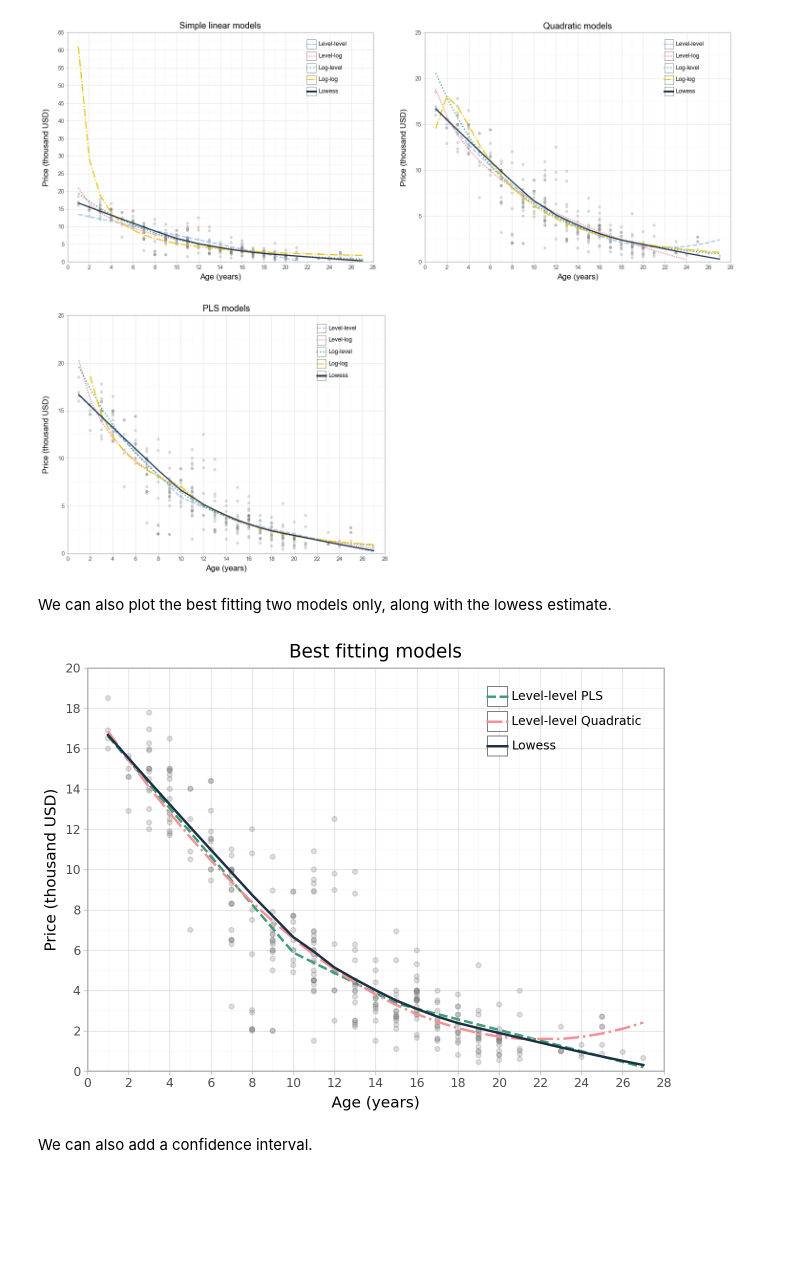
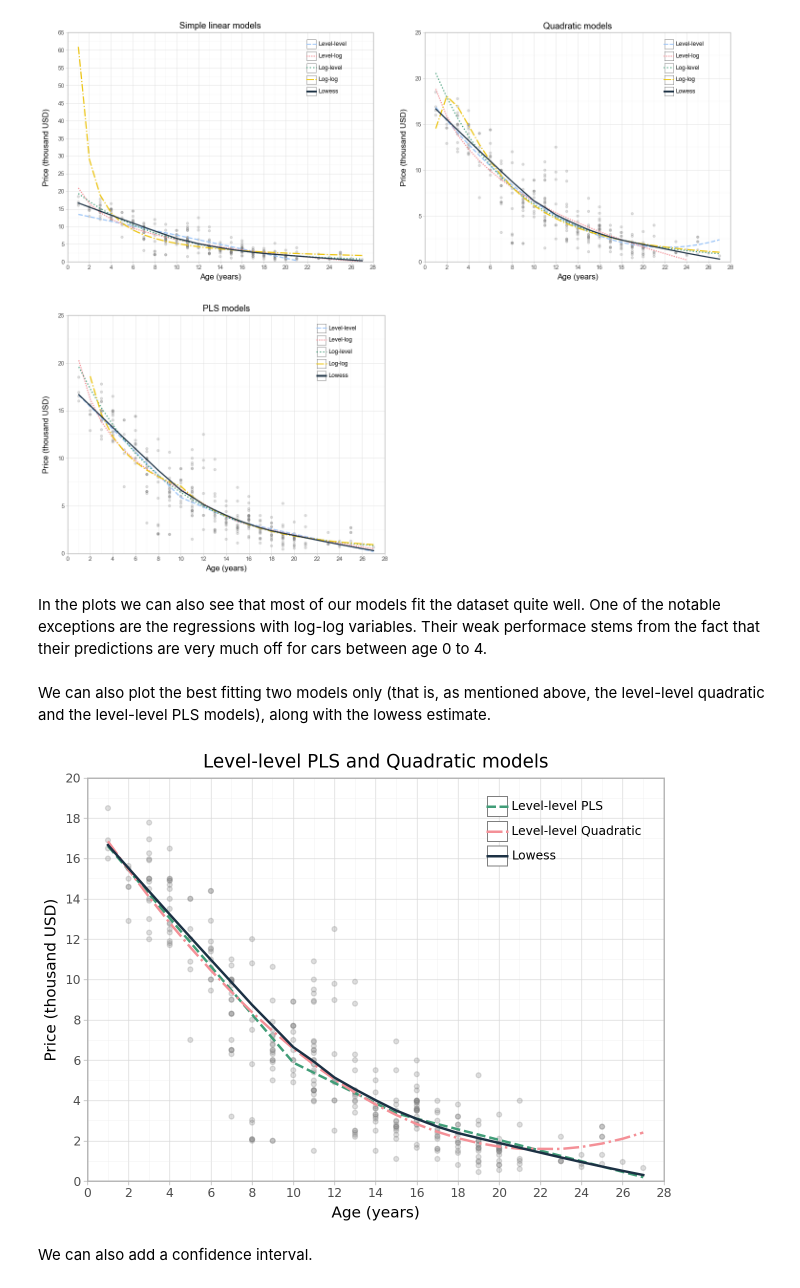
Before and after one commit to marton-nagy-marton/Coding1_assignment1, a Jupyter notebook: Matyas_Kovacs-Marton_Nagy_Coding1_HA1.ipynb, the cells around one changed output. Cells and saved outputs as stored; diff of their text form; code cells hidden in the pictures; blank space fills up the shorter version.

```diff
--- a/Matyas_Kovacs-Marton_Nagy_Coding1_HA1.ipynb
+++ b/Matyas_Kovacs-Marton_Nagy_Coding1_HA1.ipynb
@@ -777,8 +806,10 @@ combined = (p1|p2)/(p3|p4)
 combined.savefig()
 # %% [output]
 [figure]
+# %% [markdown]
+In the plots we can also see that most of our models fit the dataset quite well. One of the notable exceptions are the regressions with log-log variables. Their weak performace stems from the fact that their predictions are very much off for cars between age 0 to 4.
 # %% [markdown]
-We can also plot the best fitting two models only, along with the lowess estimate.
+We can also plot the best fitting two models only (that is, as mentioned above, the level-level quadratic and the level-level PLS models), along with the lowess estimate.
 # %%
 (
     ggplot(pred_df.melt(id_vars='age').query("variable.str.contains('Level-level PLS|Level-level Quadratic|Lowess')"))
@@ -787,35 +818,35 @@ We can also plot the best fitting two models only, along with the lowess estimat
         aes(x = 'age', y = 'price'),
         data = chicago,
         color = 'grey',
         alpha = 0.25
     )
     + geom_line(aes(x = 'age', y = 'value', color = 'variable', linetype = 'variable'), size = 1)
     + scale_color_manual(
         values=['#419D78', '#F49097', '#1C3144'],
         labels=['Level-level PLS','Level-level Quadratic', 'Lowess']
     )
     + scale_linetype_manual(
         values=['--', '-.', '-'],
         labels=['Level-level PLS','Level-level Quadratic', 'Lowess']
     )
     + scale_x_continuous(expand=(0, 0),
                          limits=(0, 28),
                          breaks=np.arange(0,29,2)
                         )
     + scale_y_continuous(expand=(0, 0),
                          limits = (0,20),
                          breaks=np.arange(0,21,2)
                         )
     + theme_light()
     + theme(
         legend_position=(0.95, 0.95),
         legend_title=element_blank(),
         legend_background=element_blank(),
     )
-    + labs(x = 'Age (years)', y = 'Price (thousand USD)', title = 'Best fitting models')
+    + labs(x = 'Age (years)', y = 'Price (thousand USD)', title = 'Level-level PLS and Quadratic models')
 )
 # %% [output]
-[figure, old version]
+[figure, new version]
 # %% [markdown]
 We can also add a confidence interval.
 # %%
```
Also changed, not shown: parts of 56 cells of this notebook, 1 other file.
